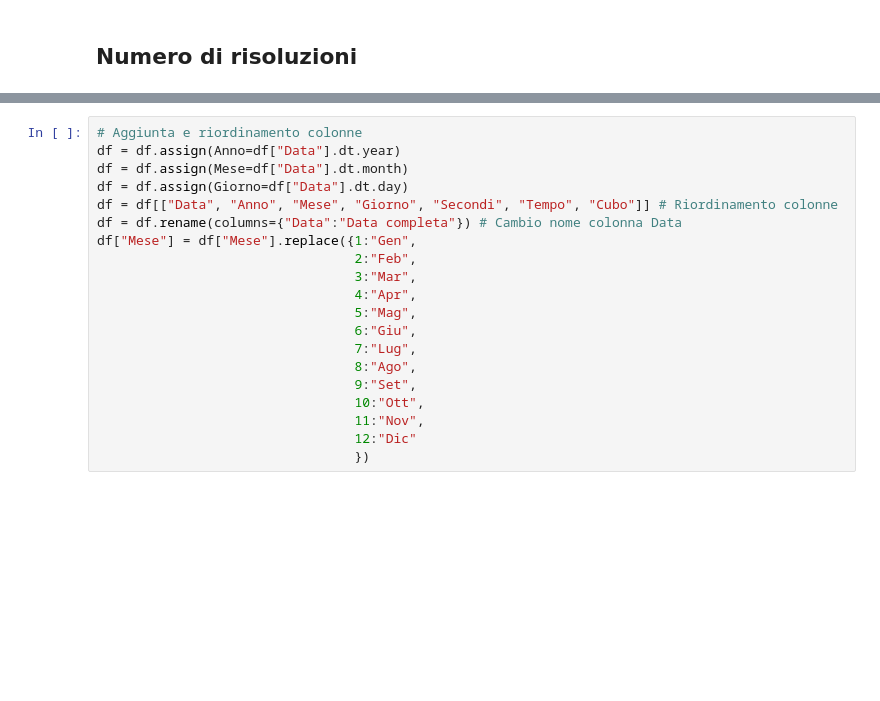
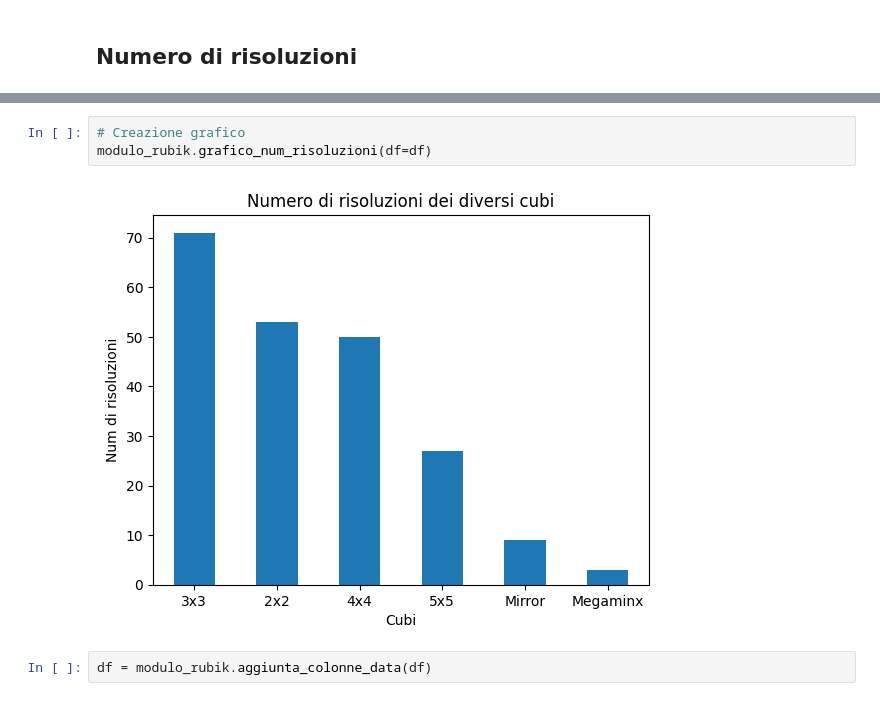
Before and after one commit to gl-alaimo/Timer_cubo_di_Rubik, a Jupyter notebook: scripts/notebook_generale.ipynb, the cells around one changed output, grey strips where cells are left out. Cells and saved outputs as stored; diff of their text form; blank space fills up the shorter version.

```diff
--- a/scripts/notebook_generale.ipynb
+++ b/scripts/notebook_generale.ipynb
@@ -97,22 +74,9 @@ plt.show()
-# %%
-# Aggiunta e riordinamento colonne
-df = df.assign(Anno=df["Data"].dt.year)
-df = df.assign(Mese=df["Data"].dt.month)
-df = df.assign(Giorno=df["Data"].dt.day)
-df = df[["Data", "Anno", "Mese", "Giorno", "Secondi", "Tempo", "Cubo"]] # Riordinamento colonne
-df = df.rename(columns={"Data":"Data completa"}) # Cambio nome colonna Data
-df["Mese"] = df["Mese"].replace({1:"Gen",
-                                 2:"Feb",
-                                 3:"Mar",
-                                 4:"Apr",
-                                 5:"Mag",
-                                 6:"Giu",
-                                 7:"Lug",
-                                 8:"Ago",
-                                 9:"Set",
-                                 10:"Ott",
-                                 11:"Nov",
-                                 12:"Dic"
-                                 })
+# %%
+# Creazione grafico
+modulo_rubik.grafico_num_risoluzioni(df=df)
+# %% [output]
+[figure, added]
+# %%
+df = modulo_rubik.aggiunta_colonne_data(df)
 # %%
 # Numero di risoluzioni del 2025 per ogni mese
```
Also changed, not shown: parts of 14 cells of this notebook, 9 other files.
